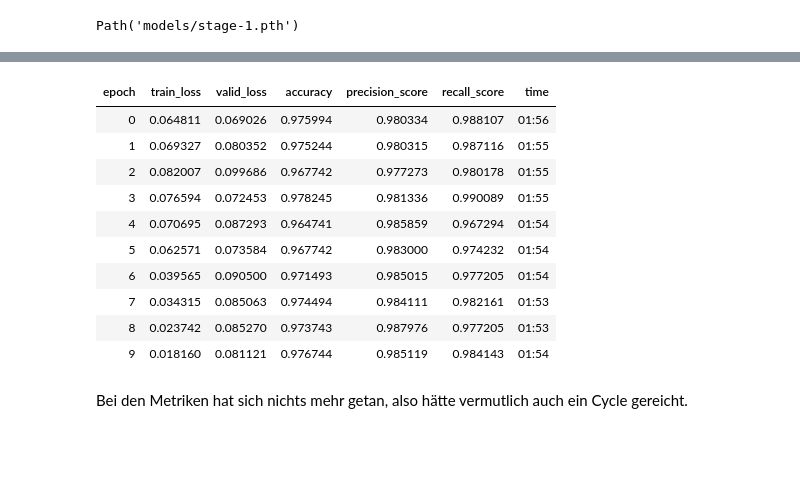
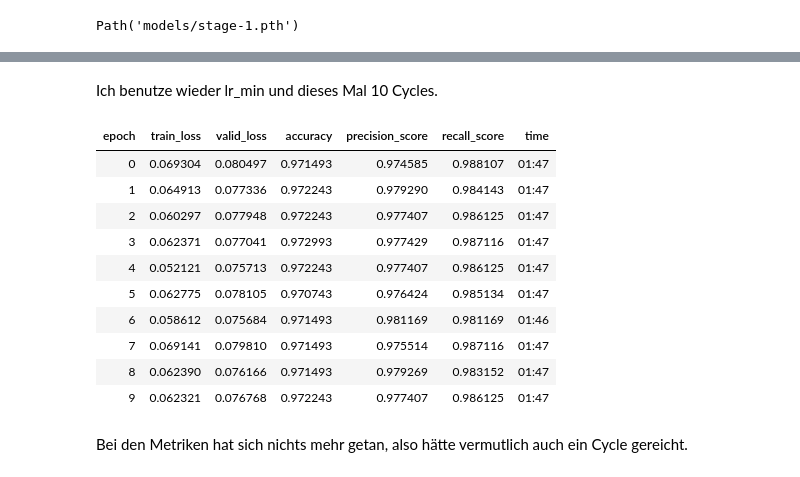
Before and after one commit to pds2021/a5-ChrNikEsc, a Jupyter notebook: Assignment_5.ipynb, the cells around one changed output, grey strips where cells are left out. Saved outputs shown, nothing was run; the diff lists cells and outputs as text; code cells hidden in the pictures; blank space fills up the shorter version.

```diff
--- a/Assignment_5.ipynb
+++ b/Assignment_5.ipynb
@@ -168,19 +221,20 @@ learn.unfreeze()
+# %% [markdown]
+Ich benutze wieder lr_min und dieses Mal 10 Cycles.
 # %%
-# Learn
-learn.fit_one_cycle(10, 0.005)
+learn.fit_one_cycle(10, 0.00000009)
 #learn.recorder.plot_losses()
 # %% [output]
 | epoch | train_loss | valid_loss | accuracy | precision_score | recall_score | time |
-| 0 | 0.064811 | 0.069026 | 0.975994 | 0.980334 | 0.988107 | 01:56 |
-| 1 | 0.069327 | 0.080352 | 0.975244 | 0.980315 | 0.987116 | 01:55 |
-| 2 | 0.082007 | 0.099686 | 0.967742 | 0.977273 | 0.980178 | 01:55 |
-| 3 | 0.076594 | 0.072453 | 0.978245 | 0.981336 | 0.990089 | 01:55 |
-| 4 | 0.070695 | 0.087293 | 0.964741 | 0.985859 | 0.967294 | 01:54 |
-| 5 | 0.062571 | 0.073584 | 0.967742 | 0.983000 | 0.974232 | 01:54 |
-| 6 | 0.039565 | 0.090500 | 0.971493 | 0.985015 | 0.977205 | 01:54 |
-| 7 | 0.034315 | 0.085063 | 0.974494 | 0.984111 | 0.982161 | 01:53 |
-| 8 | 0.023742 | 0.085270 | 0.973743 | 0.987976 | 0.977205 | 01:53 |
-| 9 | 0.018160 | 0.081121 | 0.976744 | 0.985119 | 0.984143 | 01:54 |
+| 0 | 0.069304 | 0.080497 | 0.971493 | 0.974585 | 0.988107 | 01:47 |
+| 1 | 0.064913 | 0.077336 | 0.972243 | 0.979290 | 0.984143 | 01:47 |
+| 2 | 0.060297 | 0.077948 | 0.972243 | 0.977407 | 0.986125 | 01:47 |
+| 3 | 0.062371 | 0.077041 | 0.972993 | 0.977429 | 0.987116 | 01:47 |
+| 4 | 0.052121 | 0.075713 | 0.972243 | 0.977407 | 0.986125 | 01:47 |
+| 5 | 0.062775 | 0.078105 | 0.970743 | 0.976424 | 0.985134 | 01:47 |
+| 6 | 0.058612 | 0.075684 | 0.971493 | 0.981169 | 0.981169 | 01:46 |
+| 7 | 0.069141 | 0.079810 | 0.971493 | 0.975514 | 0.987116 | 01:47 |
+| 8 | 0.062390 | 0.076166 | 0.971493 | 0.979269 | 0.983152 | 01:47 |
+| 9 | 0.062321 | 0.076768 | 0.972243 | 0.977407 | 0.986125 | 01:47 |
 # %% [markdown]
 Bei den Metriken hat sich nichts mehr getan, also hätte vermutlich auch ein Cycle gereicht.
 # %% [markdown]
```
Also changed, not shown: parts of 21 cells of this notebook.
